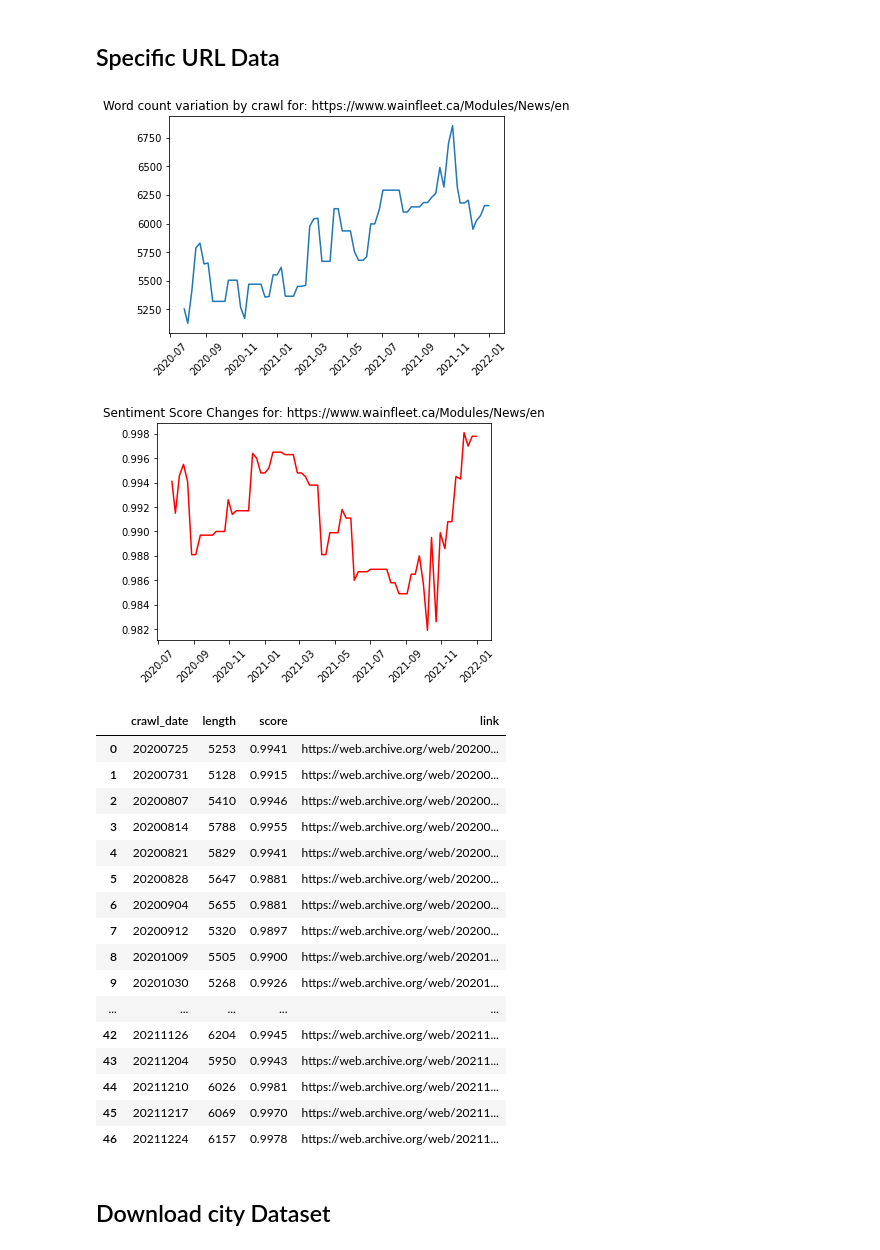
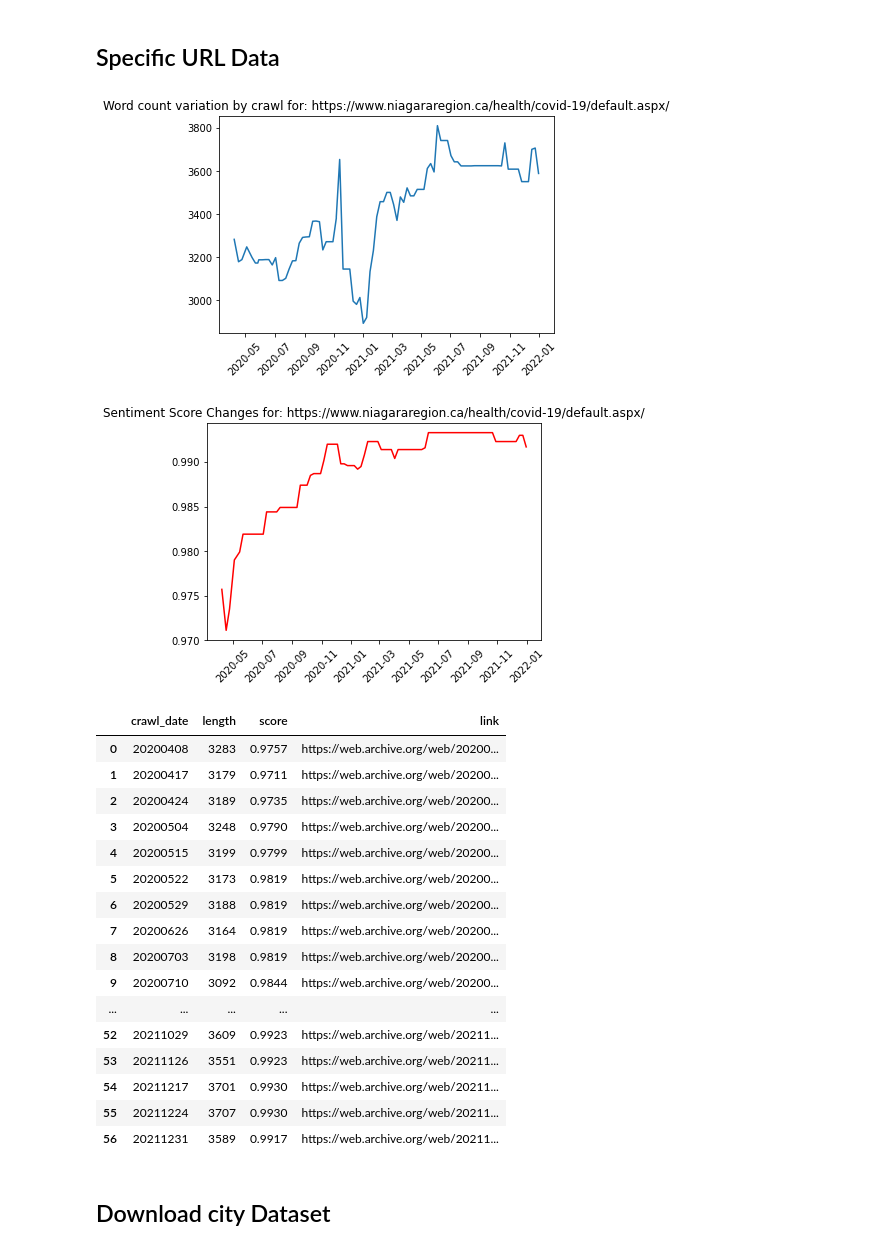
Before and after one commit to BrockDSL/ARCH_Data_Explore, a Jupyter notebook: Muni_Data_Explore_and_Export.ipynb, the cells around one changed output. Cells and saved outputs as stored; diff of their text form; code cells hidden in the pictures.

```diff
--- a/Muni_Data_Explore_and_Export.ipynb
+++ b/Muni_Data_Explore_and_Export.ipynb
@@ -145,7 +145,7 @@ city_data.groupby("url").count().sort_values(by="crawl_date",ascending=False)[0:
 ## Specific URL Data
 # %%
 #@title Specific URL Data
-url = "https://www.wainfleet.ca/Modules/News/en" #@param {type:"string"}
+url = "https://www.niagararegion.ca/health/covid-19/default.aspx/" #@param {type:"string"}
 
 #@markdown Be sure to hit the *run* button to confirm your selection
 
@@ -162,52 +162,52 @@ plt.xticks(rotation=45)
 plt.title("Word count variation by crawl for: " + url)
 plt.show()
 
 
 plt.plot(url_data['crawl_date'],url_data['v_comp'],color="red")
 plt.xticks(rotation=45)
 plt.title("Sentiment Score Changes for: " + url)
 plt.show()
 
 
 
 unique_days = url_data.groupby("length").first().sort_values(by='crawl_date')
 #url_map = pd.DataFrame(columns=["crawl_date","length","score","link"])
 url_map = pd.DataFrame(columns=["crawl_date","length","score","link"])
 for row in unique_days.itertuples():
     date = row.crawl_date
     date =  str(date).split(' ')[0].replace('-','')
     length = len(row.content)
     score = row.v_comp
     line = []
     line.append(date)
     line.append(length)
     line.append(score)
     line.append(str("https://web.archive.org/web/" + date + "/" + url))
     line = pd.Series(line, index = url_map.columns)
     #print(line,"\n")
     url_map = url_map.append(line, ignore_index=True)
 
 url_map
 # %% [output]
-[figure, old version]
+[figure, new version]
-[figure, old version]
+[figure, new version]
 |  | crawl_date | length | score | link |
-| 0 | 20200725 | 5253 | 0.9941 | https://web.archive.org/web/20200... |
-| 1 | 20200731 | 5128 | 0.9915 | https://web.archive.org/web/20200... |
-| 2 | 20200807 | 5410 | 0.9946 | https://web.archive.org/web/20200... |
-| 3 | 20200814 | 5788 | 0.9955 | https://web.archive.org/web/20200... |
-| 4 | 20200821 | 5829 | 0.9941 | https://web.archive.org/web/20200... |
-| 5 | 20200828 | 5647 | 0.9881 | https://web.archive.org/web/20200... |
-| 6 | 20200904 | 5655 | 0.9881 | https://web.archive.org/web/20200... |
-| 7 | 20200912 | 5320 | 0.9897 | https://web.archive.org/web/20200... |
-| 8 | 20201009 | 5505 | 0.9900 | https://web.archive.org/web/20201... |
-| 9 | 20201030 | 5268 | 0.9926 | https://web.archive.org/web/20201... |
+| 0 | 20200408 | 3283 | 0.9757 | https://web.archive.org/web/20200... |
+| 1 | 20200417 | 3179 | 0.9711 | https://web.archive.org/web/20200... |
+| 2 | 20200424 | 3189 | 0.9735 | https://web.archive.org/web/20200... |
+| 3 | 20200504 | 3248 | 0.9790 | https://web.archive.org/web/20200... |
+| 4 | 20200515 | 3199 | 0.9799 | https://web.archive.org/web/20200... |
+| 5 | 20200522 | 3173 | 0.9819 | https://web.archive.org/web/20200... |
+| 6 | 20200529 | 3188 | 0.9819 | https://web.archive.org/web/20200... |
+| 7 | 20200626 | 3164 | 0.9819 | https://web.archive.org/web/20200... |
+| 8 | 20200703 | 3198 | 0.9819 | https://web.archive.org/web/20200... |
+| 9 | 20200710 | 3092 | 0.9844 | https://web.archive.org/web/20200... |
 | ... | ... | ... | ... | ... |
-| 42 | 20211126 | 6204 | 0.9945 | https://web.archive.org/web/20211... |
-| 43 | 20211204 | 5950 | 0.9943 | https://web.archive.org/web/20211... |
-| 44 | 20211210 | 6026 | 0.9981 | https://web.archive.org/web/20211... |
-| 45 | 20211217 | 6069 | 0.9970 | https://web.archive.org/web/20211... |
-| 46 | 20211224 | 6157 | 0.9978 | https://web.archive.org/web/20211... |
+| 52 | 20211029 | 3609 | 0.9923 | https://web.archive.org/web/20211... |
+| 53 | 20211126 | 3551 | 0.9923 | https://web.archive.org/web/20211... |
+| 54 | 20211217 | 3701 | 0.9930 | https://web.archive.org/web/20211... |
+| 55 | 20211224 | 3707 | 0.9930 | https://web.archive.org/web/20211... |
+| 56 | 20211231 | 3589 | 0.9917 | https://web.archive.org/web/20211... |
 # %% [markdown]
 ## Download city Dataset
 # %%
```
Also changed, not shown: parts of 5 cells of this notebook.
